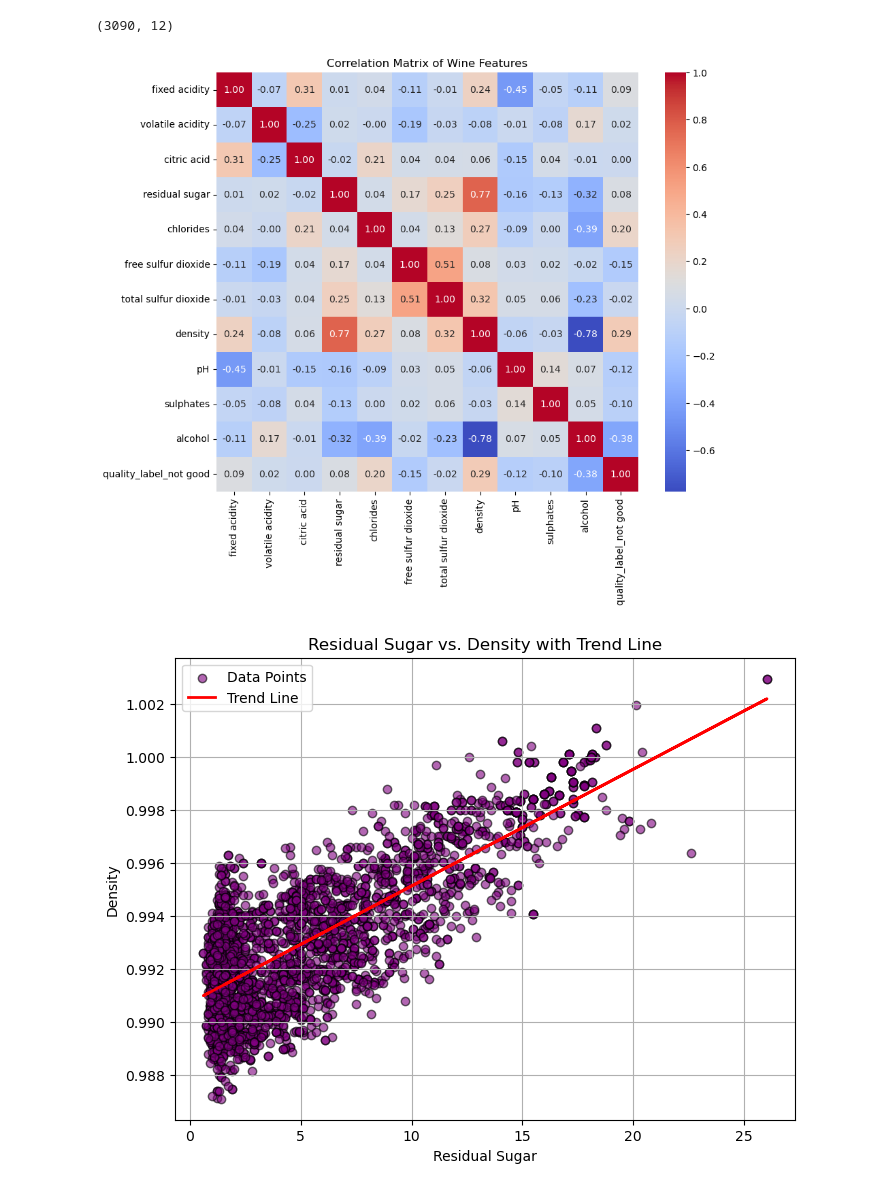
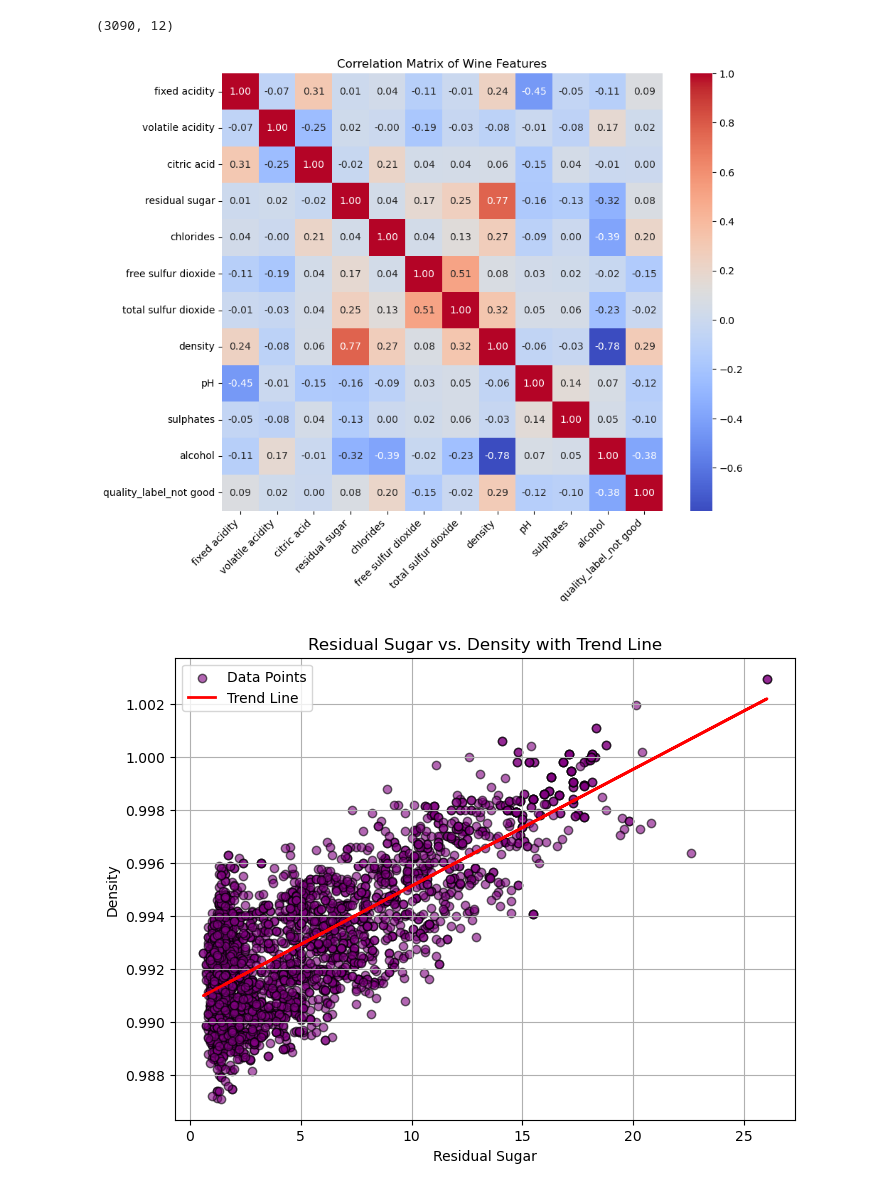
Before and after one commit to Robotrousers/Project4, a Jupyter notebook: VinoVista.ipynb, the cells around one changed output. Cells and saved outputs as stored; diff of their text form; code cells hidden in the pictures.

```diff
--- a/VinoVista.ipynb
+++ b/VinoVista.ipynb
@@ -100,12 +100,13 @@ df.shape
 # %%
 # correlation matrix
 correlation_matrix = df.corr()
 plt.figure(figsize=(10, 8))
 sns.heatmap(correlation_matrix, annot=True, cmap='coolwarm', fmt=".2f")
 plt.title('Correlation Matrix of Wine Features')
+plt.xticks(rotation=45, ha='right')
 plt.show()
 # %% [output]
-[figure, old version]
+[figure, new version]
 # %%
 #illustrate that sugar and density is proportional - multi collinearity
 a = df['residual sugar']
```
Also changed, not shown: 1 other file.
